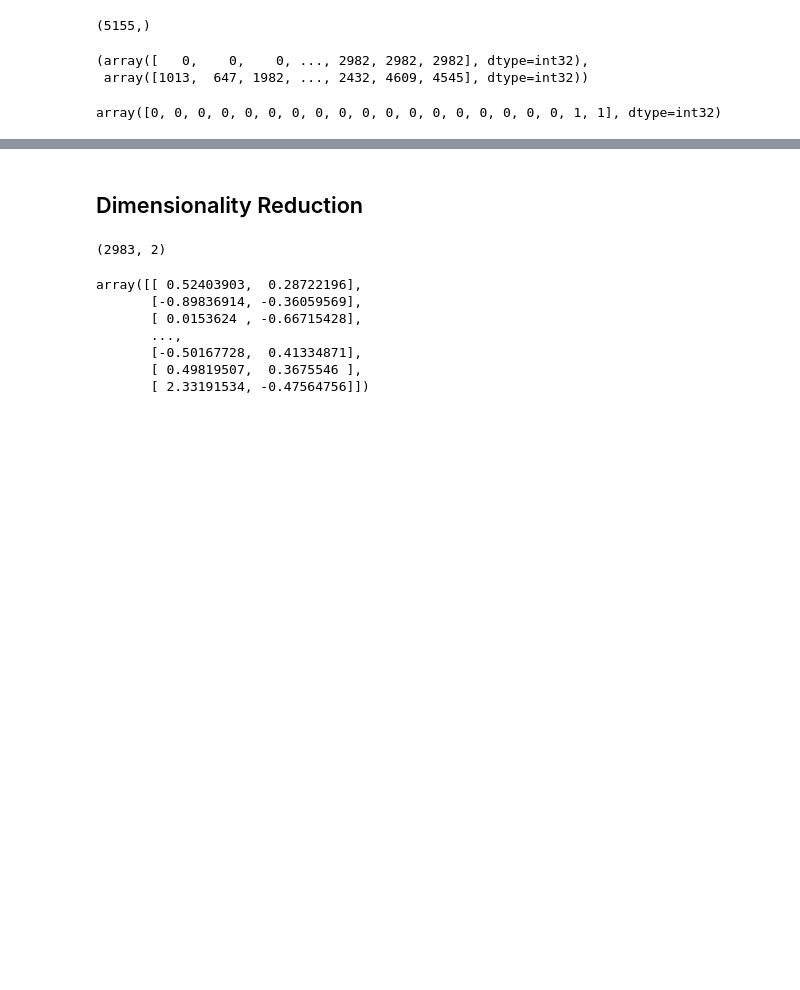
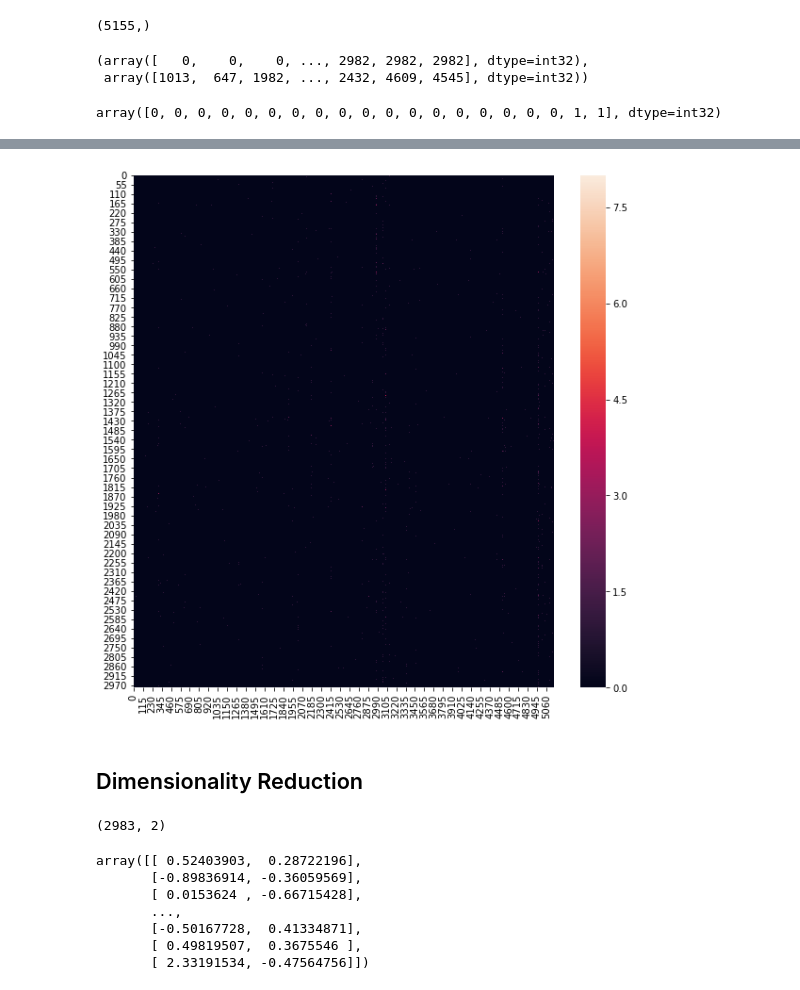
Before and after one commit to pkl520/hw1, a Jupyter notebook: hw_1-Copy1.ipynb, the cells around one changed output, grey strips where cells are left out. Drawn from its saved outputs; the diff is of its cells as text; code cells hidden in the pictures; blank space fills up the shorter version.

```diff
--- a/hw_1-Copy1.ipynb
+++ b/hw_1-Copy1.ipynb
@@ -1180,3 +1192,9 @@ Path To Error: ['data']
+# %%
+# plt all dataset
+plt.figure(figsize=(10,10))
+ax=sns.heatmap(df_counts.toarray())
+# %% [output]
+[figure, added]
 # %% [markdown]
 ## Dimensionality Reduction
 # %%
```
Also changed, not shown: parts of 32 cells of this notebook.
